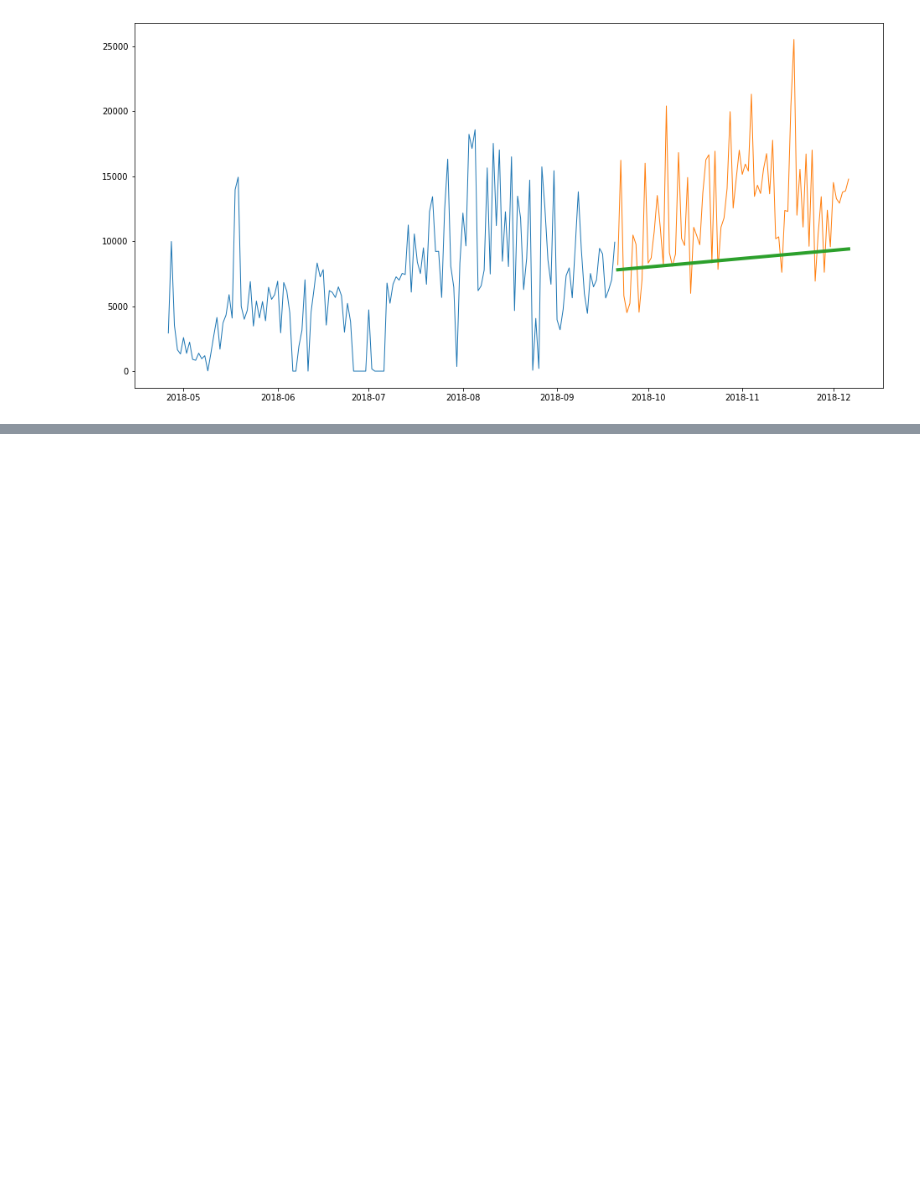
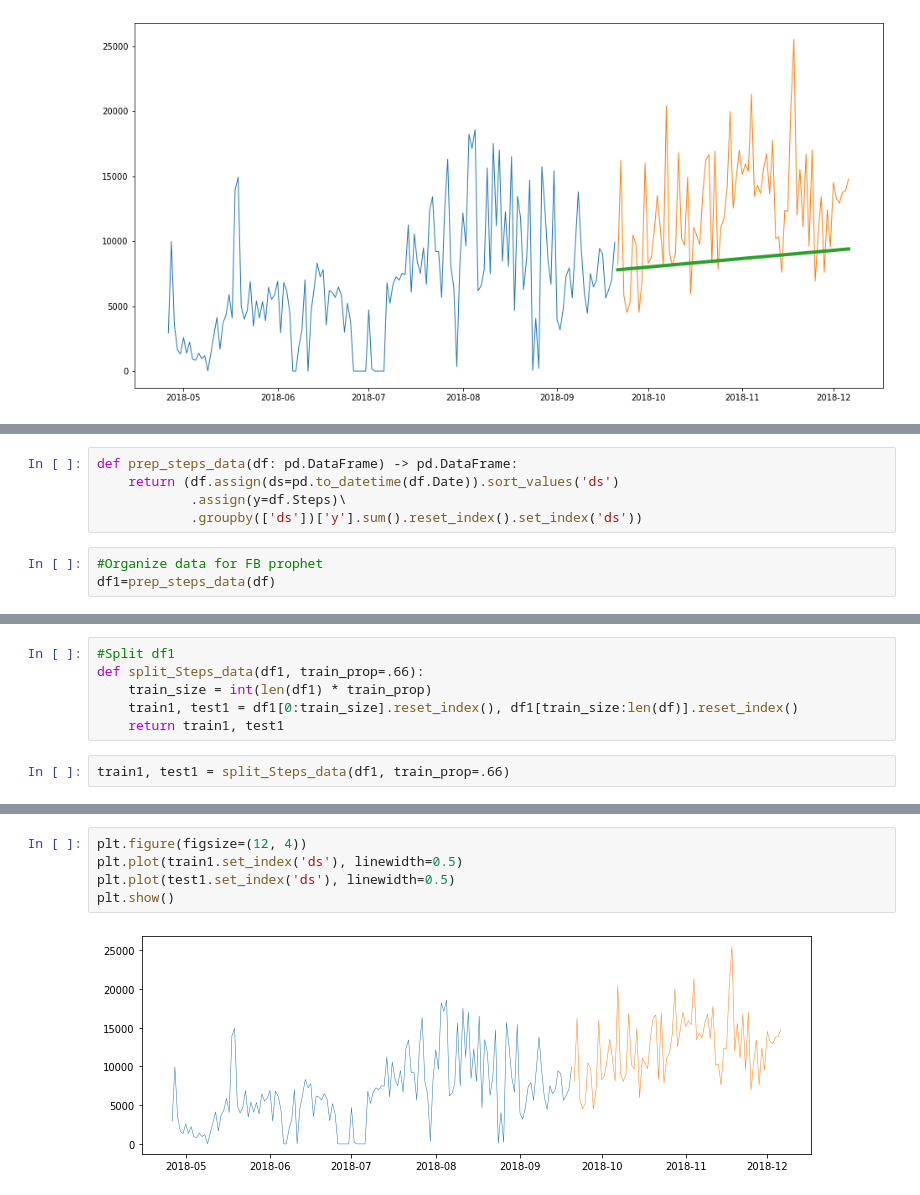
Before and after one commit to Bayes19/Project-Fitbit, a Jupyter notebook: Baseline for Steps .ipynb, the cells around one changed output, grey strips where cells are left out. Cells and saved outputs as stored; diff of their text form; blank space fills up the shorter version.

Commit message:
prophet prediction done

```diff
--- a/Baseline for Steps .ipynb
+++ b/Baseline for Steps .ipynb
@@ -195,0 +205,8 @@ Steps -- MSE: 31151561.26 RMSE: 5581.36
+# %%
+def prep_steps_data(df: pd.DataFrame) -> pd.DataFrame:
+    return (df.assign(ds=pd.to_datetime(df.Date)).sort_values('ds')
+            .assign(y=df.Steps)\
+            .groupby(['ds'])['y'].sum().reset_index().set_index('ds'))
+# %%
+#Organize data for FB prophet
+df1=prep_steps_data(df)
@@ -195,0 +223,8 @@ Steps -- MSE: 31151561.26 RMSE: 5581.36
+# %%
+#Split df1
+def split_Steps_data(df1, train_prop=.66):
+    train_size = int(len(df1) * train_prop)
+    train1, test1 = df1[0:train_size].reset_index(), df1[train_size:len(df)].reset_index()
+    return train1, test1
+# %%
+train1, test1 = split_Steps_data(df1, train_prop=.66)
@@ -195,0 +242,7 @@ Steps -- MSE: 31151561.26 RMSE: 5581.36
+# %%
+plt.figure(figsize=(12, 4))
+plt.plot(train1.set_index('ds'), linewidth=0.5)
+plt.plot(test1.set_index('ds'), linewidth=0.5)
+plt.show()
+# %% [output]
+[figure, added]
```
Also changed, not shown: parts of 24 cells of this notebook.
